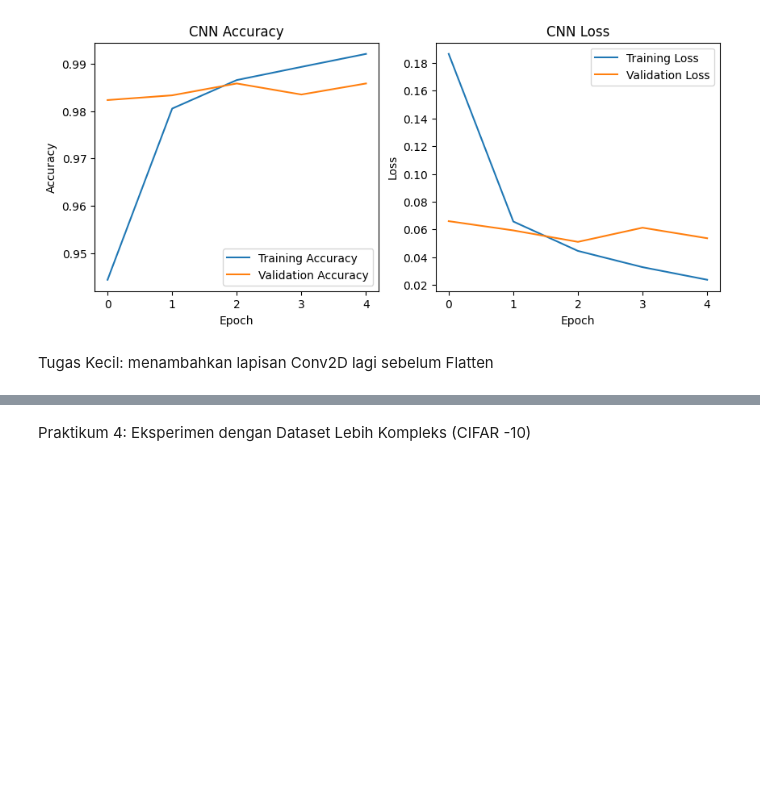
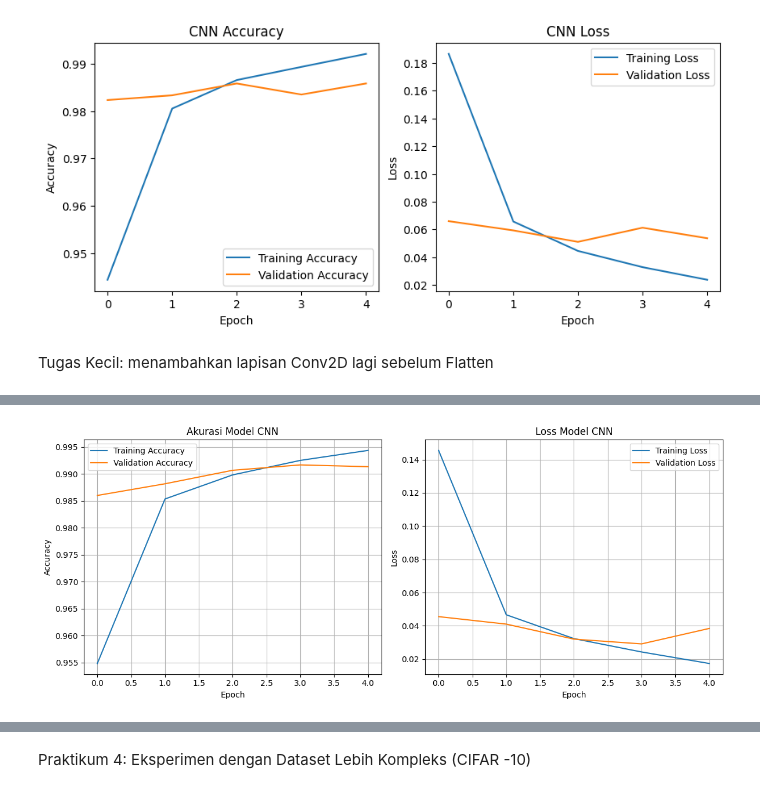
Before and after one commit to isawich/Visi-Komputer-TI-2C, a Jupyter notebook: Visikom__JB_1_.ipynb, the cells around one changed output, grey strips where cells are left out. Cells and saved outputs as stored; diff of their text form; code cells hidden in the pictures; blank space fills up the shorter version.

```diff
--- a/Visikom__JB_1_.ipynb
+++ b/Visikom__JB_1_.ipynb
@@ -130,3 +130,89 @@ Epoch 5/5
 [figure]
 # %% [markdown]
 Tugas Kecil: menambahkan lapisan Conv2D lagi sebelum Flatten
+# %%
+import tensorflow as tf
+from tensorflow.keras.models import Sequential
+from tensorflow.keras.layers import Conv2D, MaxPooling2D, Flatten, Dense
+from tensorflow.keras.datasets import mnist
+import matplotlib.pyplot as plt
+
+# 1. Load Dataset MNIST
+# Memuat data training dan testing
+(x_train, y_train), (x_test, y_test) = mnist.load_data()
+
+# 2. Preprocessing Data
+# Reshape data untuk CNN: (jumlah_sampel, tinggi, lebar, channel)
+# Dataset MNIST adalah citra grayscale, jadi channel=1
+x_train_cnn = x_train.reshape(-1, 28, 28, 1) / 255.0
+x_test_cnn = x_test.reshape(-1, 28, 28, 1) / 255.0
+
+# 3. Definisi Model CNN
+# Model Sequential dengan dua pasang Conv2D dan MaxPooling2D
+model = Sequential([
+    # Lapisan Konvolusional Pertama
+    Conv2D(32, (3, 3), activation='relu', input_shape=(28, 28, 1)),
+    MaxPooling2D((2, 2)),
+
+    # LAPISAN TAMBAHAN (Sesuai Tugas Kecil)
+    Conv2D(64, (3, 3), activation='relu'),
+    MaxPooling2D((2, 2)),
+
+    # Lapisan Fully Connected (Dense)
+    Flatten(),
+    Dense(64, activation='relu'),
+    Dense(10, activation='softmax') # Lapisan output untuk 10 kelas
+])
+
+# Menampilkan ringkasan model
+print("Ringkasan Arsitektur Model CNN:")
+model.summary()
+print("-----------------------------------")
+
+# 4. Kompilasi Model
+model.compile(optimizer='adam',
+              loss='sparse_categorical_crossentropy',
+              metrics=['accuracy'])
+
+# 5. Training Model
+# Melatih model selama 5 epoch, menggunakan 10% data training untuk validasi
+print("\nMemulai Training Model...")
+history = model.fit(
+    x_train_cnn,
+    y_train,
+    epochs=5,
+    validation_split=0.1,
+    verbose=1
+)
+print("Training Selesai.")
+
+# 6. Evaluasi Model (Opsional, tapi bagus untuk dilihat)
+loss, accuracy = model.evaluate(x_test_cnn, y_test, verbose=0)
+print(f"\nAkurasi pada Data Testing: {accuracy*100:.2f}%")
+
+# 7. Plot History Training
+plt.figure(figsize=(12, 5))
+
+# Plot Akurasi
+plt.subplot(1, 2, 1)
+plt.plot(history.history['accuracy'], label='Training Accuracy')
+plt.plot(history.history['val_accuracy'], label='Validation Accuracy')
+plt.title('Akurasi Model CNN')
+plt.xlabel('Epoch')
+plt.ylabel('Accuracy')
+plt.legend()
+plt.grid(True)
+
+# Plot Loss
+plt.subplot(1, 2, 2)
+plt.plot(history.history['loss'], label='Training Loss')
+plt.plot(history.history['val_loss'], label='Validation Loss')
+plt.title('Loss Model CNN')
+plt.xlabel('Epoch')
+plt.ylabel('Loss')
+plt.legend()
+plt.grid(True)
+
+plt.tight_layout()
+plt.show()
+# %% [output]
@@ -132,0 +257 @@ Tugas Kecil: menambahkan lapisan Conv2D lagi sebelum Flatten
+[figure, added]
```
Also changed, not shown: parts of 2 cells of this notebook.
